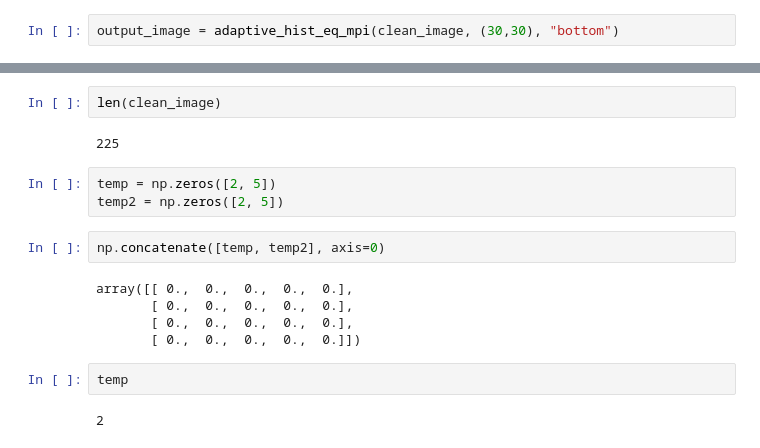
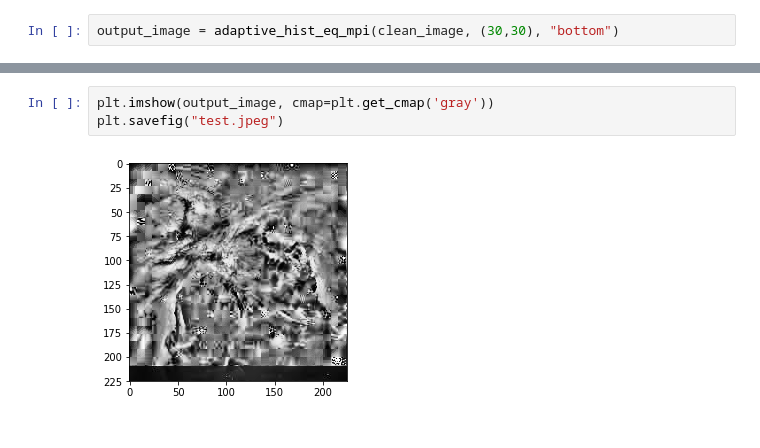
Before and after one commit to thebrianbn/cuda_ahe, a Jupyter notebook: notebooks/hist_equalization.ipynb, the cells around one changed output, grey strips where cells are left out. Drawn from its saved outputs; the diff is of its cells as text.

```diff
--- a/notebooks/hist_equalization.ipynb
+++ b/notebooks/hist_equalization.ipynb
@@ -288,19 +269,6 @@ array([[ 6,  7,  7, ...,  9,  9,  7],
-# %%
-len(clean_image)
-# %% [output]
-225
-# %%
-temp = np.zeros([2, 5])
-temp2 = np.zeros([2, 5])
-# %%
-np.concatenate([temp, temp2], axis=0)
-# %% [output]
-array([[ 0.,  0.,  0.,  0.,  0.],
-       [ 0.,  0.,  0.,  0.,  0.],
-       [ 0.,  0.,  0.,  0.,  0.],
-       [ 0.,  0.,  0.,  0.,  0.]])
-# %%
-temp
-# %% [output]
-2
+# %%
+plt.imshow(output_image, cmap=plt.get_cmap('gray'))
+plt.savefig("test.jpeg")
+# %% [output]
+[figure, added]
 # %%
```
Also changed, not shown: parts of 7 cells of this notebook, 1 other file.
